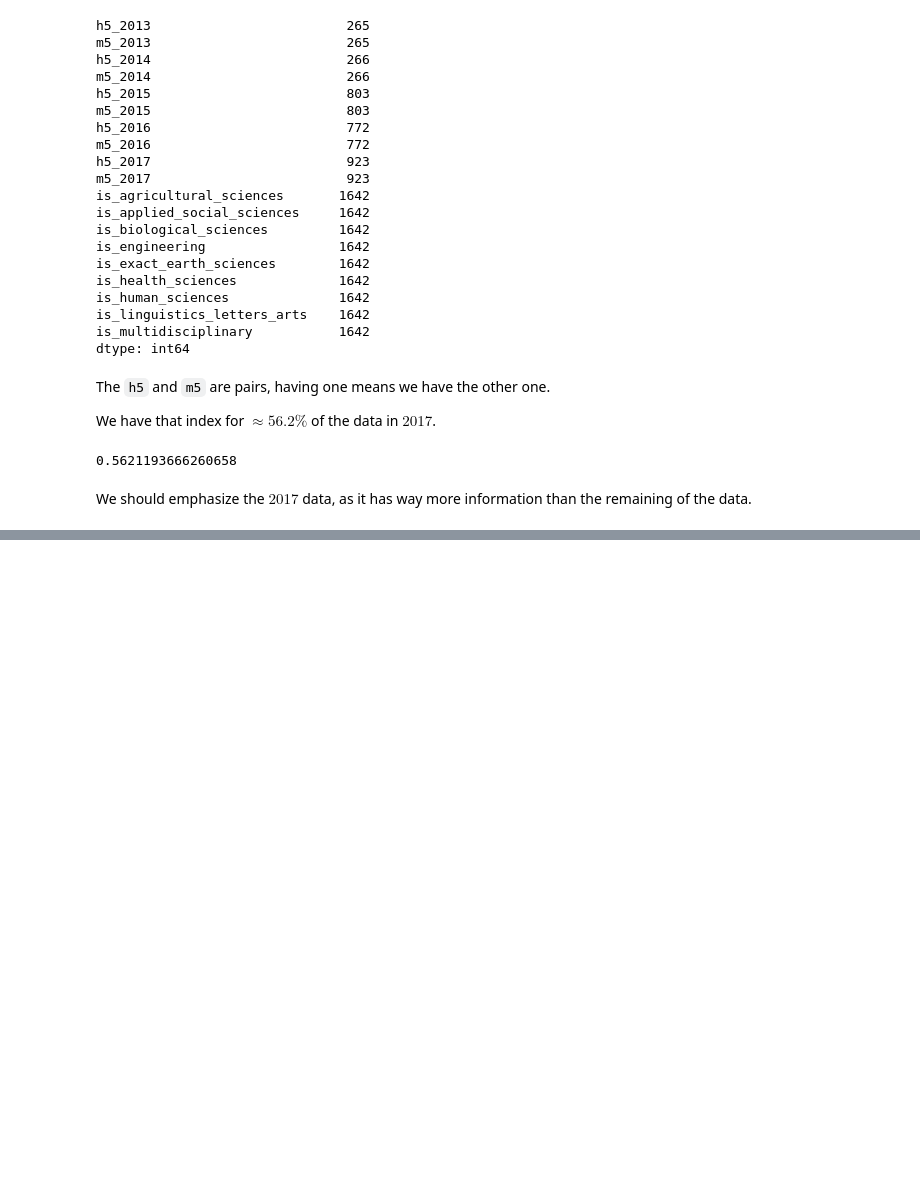
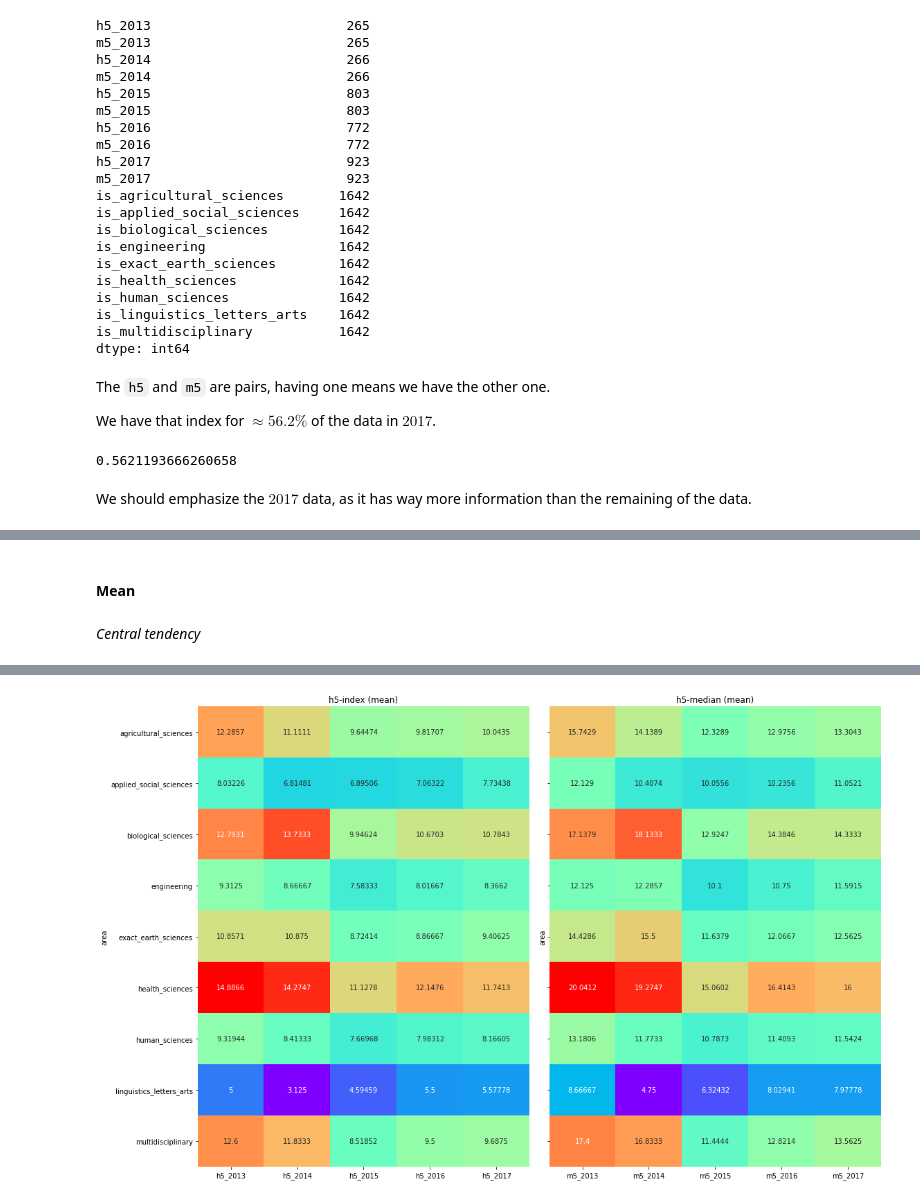
Before and after one commit to scieloorg/scielo20gt6, a Jupyter notebook: google_scholar_h5.ipynb, the cells around one changed output, grey strips where cells are left out. Cells and saved outputs as stored; diff of their text form; code cells hidden in the pictures; blank space fills up the shorter version.

```diff
--- a/google_scholar_h5.ipynb
+++ b/google_scholar_h5.ipynb
@@ -511,0 +604,9 @@ as it has way more information than the remaining of the data.
+# %% [markdown]
+#### Mean
+# %% [markdown]
+*Central tendency*
+# %%
+dataset_means = ddata.loc["mean"].set_index("area")
+hmap(dataset_means, "mean")
+dataset_means
+# %% [output]
@@ -511,0 +624 @@ as it has way more information than the remaining of the data.
+[figure, added]
```
Also changed, not shown: parts of 30 cells of this notebook.
